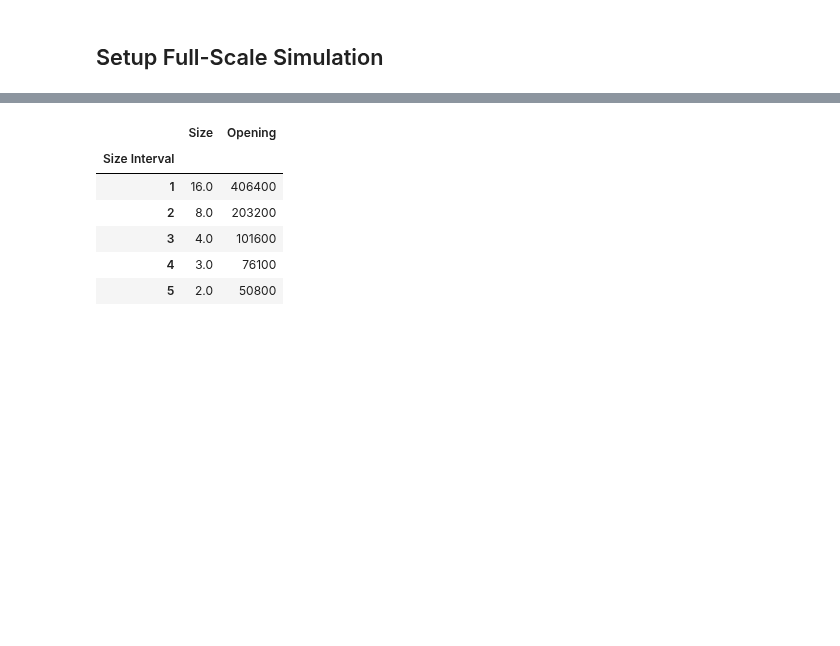
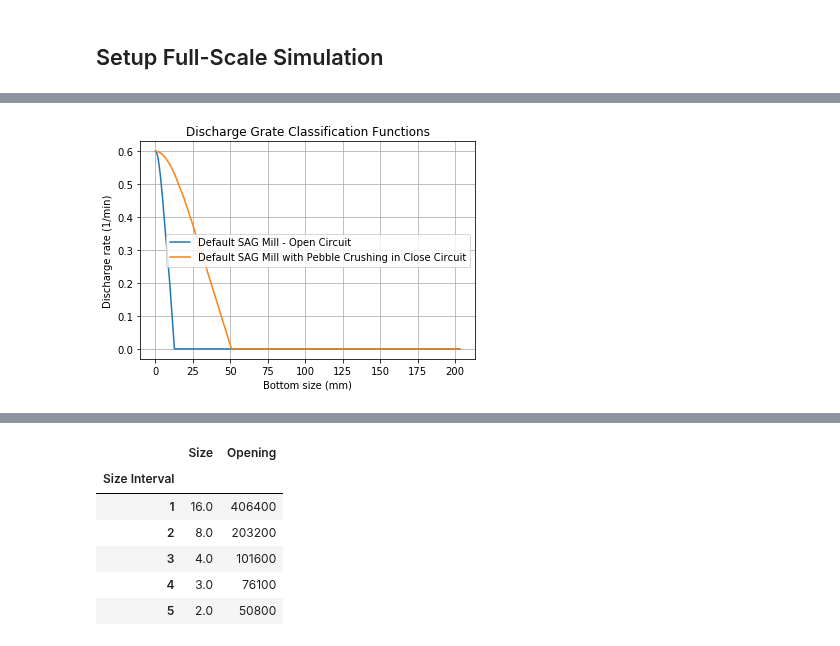
Before and after one commit to billtubbs/mech-575, a Jupyter notebook: code/python/project-grinding-dynamic-simulation-model.ipynb, the cells around one changed output, grey strips where cells are left out. Cells and saved outputs as stored; diff of their text form; code cells hidden in the pictures; blank space fills up the shorter version.

```diff
--- a/code/python/project-grinding-dynamic-simulation-model.ipynb
+++ b/code/python/project-grinding-dynamic-simulation-model.ipynb
@@ -258 +262,8 @@ from molycop.models import StaticBreakageFunction
 from molycop import mill_calcs
+# %%
+SAG_recycle_model = SAGMillRecycleModelDefault()
+SAG_open_model = SAGMillOpenModelDefault()
+# %%
+# Comparison of discharge grates
+models = [SAG_open_model, SAG_recycle_model]
+pd.DataFrame({model.name: model.discharge_grate.params for model in models})
@@ -258,0 +280,13 @@ from molycop import mill_calcs
+# %%
+for model in models:
+    x = model.discharge_grate.bottom_sizes
+    y = 1 - model.discharge_grate.class_efficiencies
+    plt.plot(x*1e-3, y, label=model.name)
+plt.title('Discharge Grate Classification Functions')
+plt.xlabel('Bottom size (mm)')
+plt.ylabel('Discharge rate (1/min)')
+plt.grid()
+plt.legend()
+plt.show()
+# %% [output]
+[figure, added]
```
Also changed, not shown: parts of 40 cells of this notebook.
